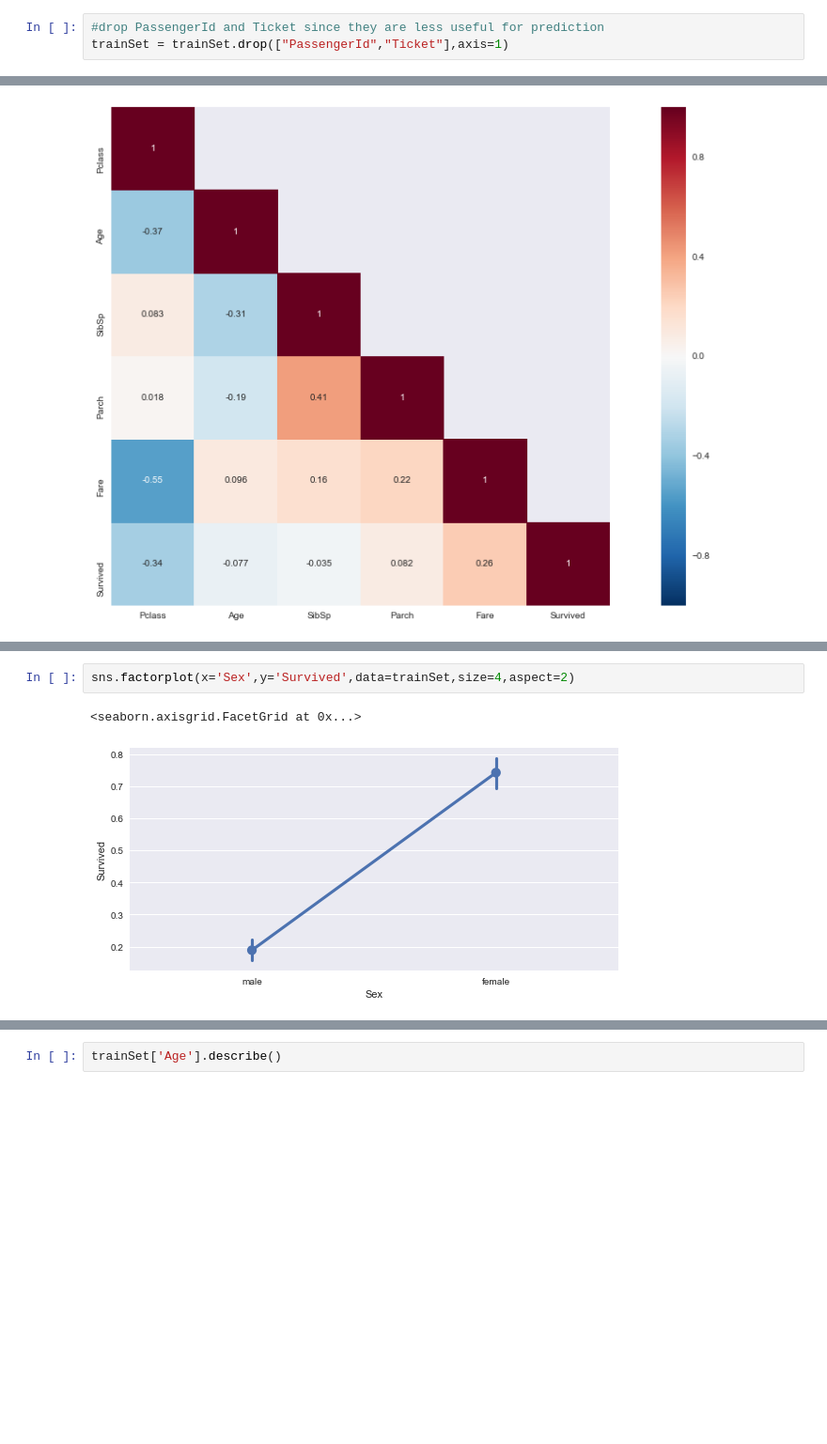
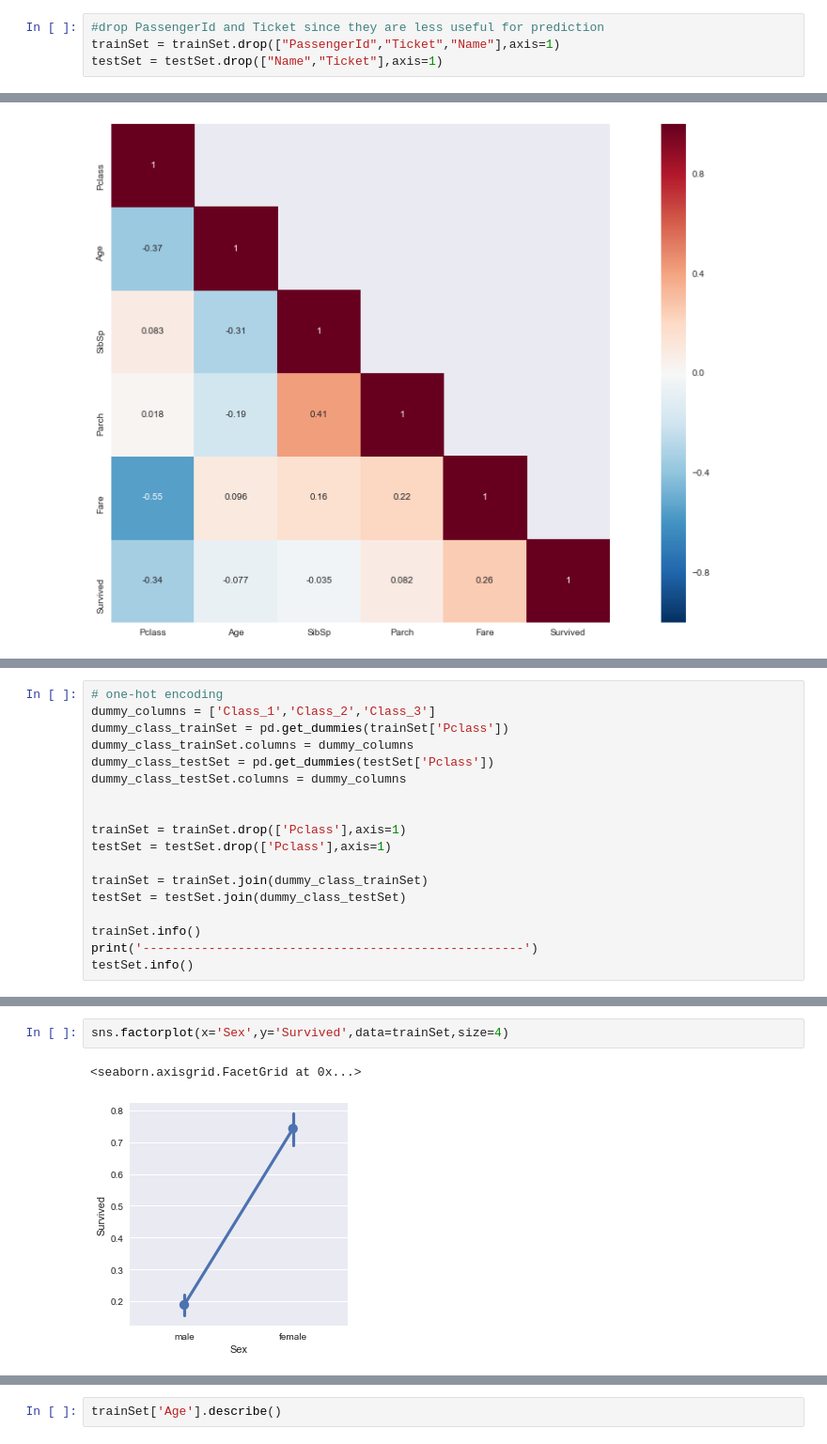
Before and after one commit to zhongzishi/Python-learning-notebooks, a Jupyter notebook: Kaggle/Titanic/Titanic.ipynb, the cells around one changed output, grey strips where cells are left out. Shown: that part at 94% size. Cells and saved outputs as stored; diff of their text form; blank space fills up the shorter version.

```diff
--- a/Kaggle/Titanic/Titanic.ipynb
+++ b/Kaggle/Titanic/Titanic.ipynb
@@ -43,4 +44,5 @@ Observations
 - Age's format is float
 # %%
 #drop PassengerId and Ticket since they are less useful for prediction
-trainSet = trainSet.drop(["PassengerId","Ticket"],axis=1)
+trainSet = trainSet.drop(["PassengerId","Ticket","Name"],axis=1)
+testSet = testSet.drop(["Name","Ticket"],axis=1)
@@ -83,0 +75,18 @@ sns.heatmap(data=df1,mask=mask,annot=True,square=True)
+# %%
+# one-hot encoding
+dummy_columns = ['Class_1','Class_2','Class_3']
+dummy_class_trainSet = pd.get_dummies(trainSet['Pclass'])
+dummy_class_trainSet.columns = dummy_columns
+dummy_class_testSet = pd.get_dummies(testSet['Pclass'])
+dummy_class_testSet.columns = dummy_columns
+
+
+trainSet = trainSet.drop(['Pclass'],axis=1)
+testSet = testSet.drop(['Pclass'],axis=1)
+
+trainSet = trainSet.join(dummy_class_trainSet)
+testSet = testSet.join(dummy_class_testSet)
+
+trainSet.info()
+print('----------------------------------------------------')
+testSet.info()
@@ -84,5 +111,5 @@ sns.heatmap(data=df1,mask=mask,annot=True,square=True)
 # %%
-sns.factorplot(x='Sex',y='Survived',data=trainSet,size=4,aspect=2)
+sns.factorplot(x='Sex',y='Survived',data=trainSet,size=4)
 # %% [output]
 <seaborn.axisgrid.FacetGrid at 0x...>
-[figure, old version]
+[figure, new version]
```
Also changed, not shown: parts of 21 cells of this notebook.
